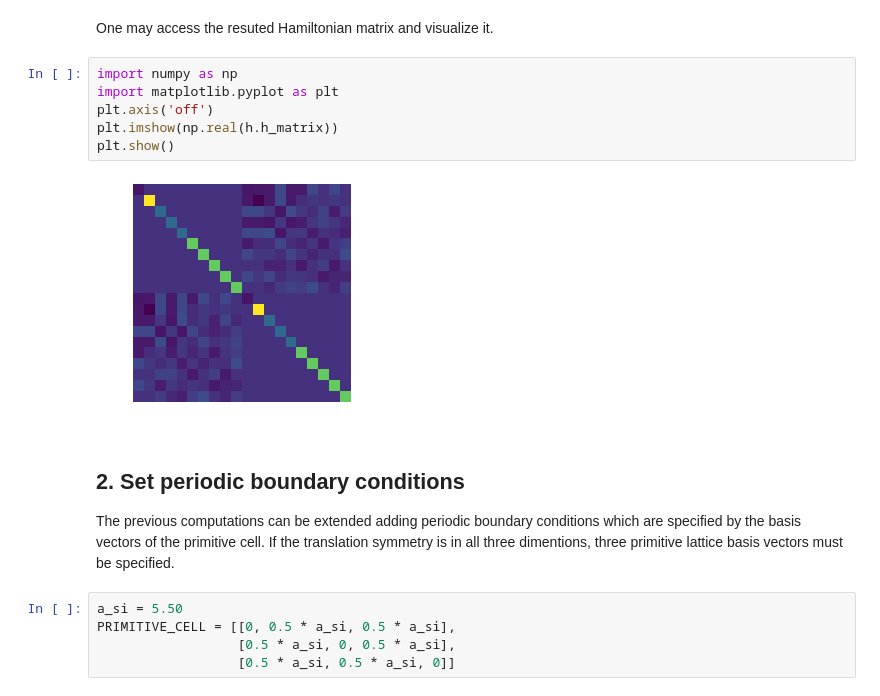
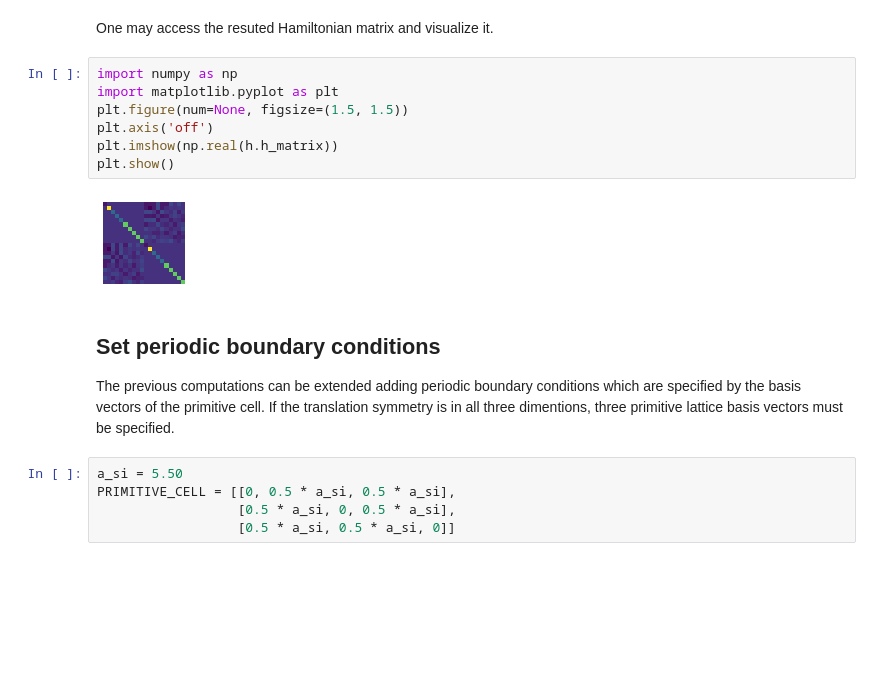
Before and after one commit to freude/NanoNet, a Jupyter notebook: docs/source/bulk_silicon.ipynb, the cells around one changed output. Saved outputs shown, nothing was run; the diff lists cells and outputs as text; blank space fills up the shorter version.

```diff
--- a/docs/source/bulk_silicon.ipynb
+++ b/docs/source/bulk_silicon.ipynb
@@ -64,13 +75,14 @@ One may access the resuted Hamiltonian matrix and visualize it.
 # %%
 import numpy as np
 import matplotlib.pyplot as plt
+plt.figure(num=None, figsize=(1.5, 1.5))
 plt.axis('off')
 plt.imshow(np.real(h.h_matrix))
 plt.show()
 # %% [output]
-[figure, old version]
+[figure, new version]
 # %% [markdown]
-## 2. Set periodic boundary conditions
+## Set periodic boundary conditions
 
 The previous computations can be extended adding periodic boundary conditions which are specified by the basis vectors of the primitive cell. If the translation symmetry is in all three dimentions, three primitive lattice basis vectors must be specified.
 # %%
```
Also changed, not shown: parts of 10 cells of this notebook, 56 other files.
